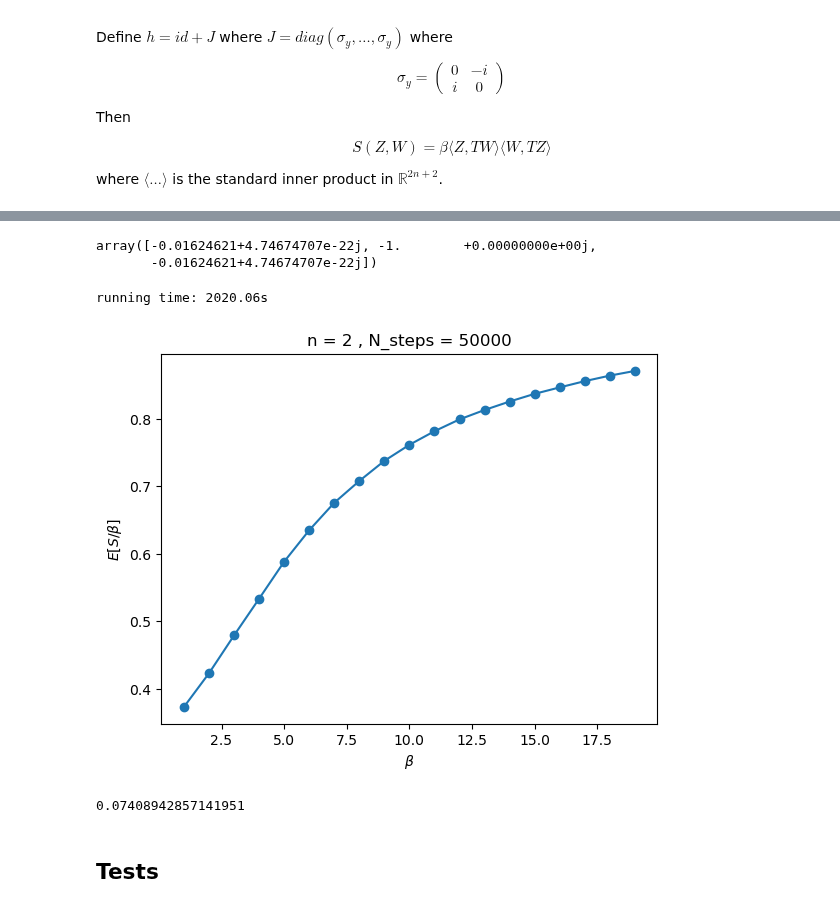
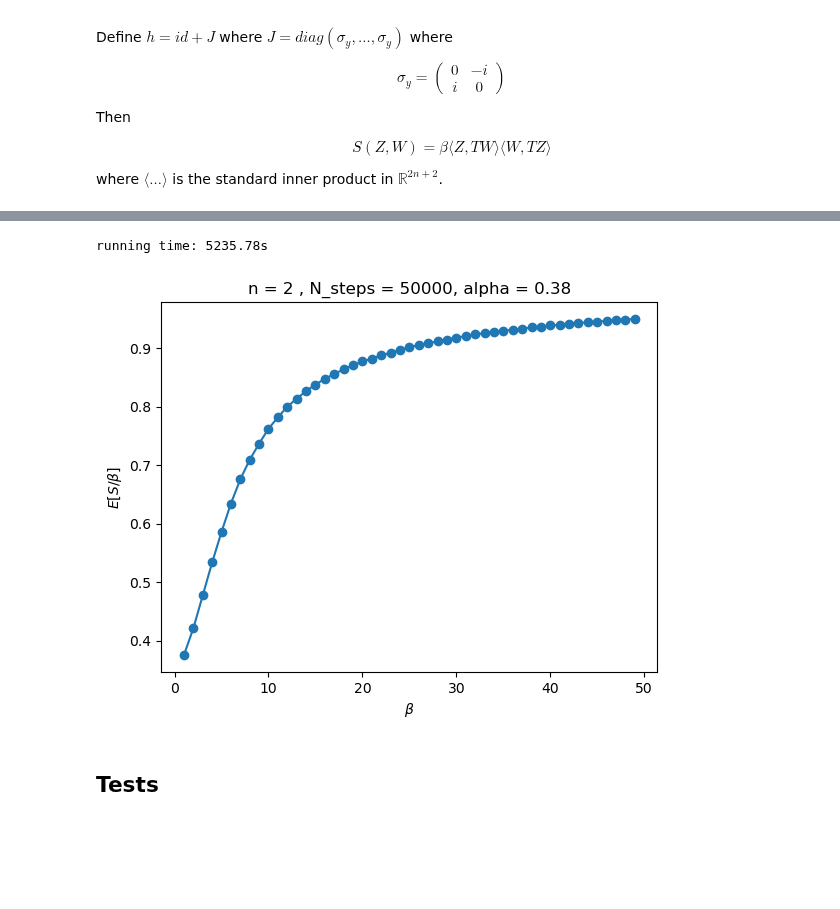
Before and after one commit to dHuberYoumans/CPNStN, a Jupyter notebook: toy_model/toy_model.ipynb, the cells around one changed output, grey strips where cells are left out. Drawn from its saved outputs; the diff is of its cells as text; code cells hidden in the pictures; blank space fills up the shorter version.

```diff
--- a/toy_model/toy_model.ipynb
+++ b/toy_model/toy_model.ipynb
@@ -259,7 +259,7 @@ def sweep_sphere(phi:list,pairs:list,f) -> int:
         else:
             phi.append(phi_old)
 
-    return alpha / binom(len(pairs),2)
+    return alpha / len(pairs)
 # %%
 def MCMC_toy(n:int, Z0:complex,W0:complex,beta:float,N_steps:int,burnin:int,k:int) -> tuple[np.ndarray,float,np.ndarray]:
     """
@@ -290,67 +290,41 @@ def MCMC_toy(n:int, Z0:complex,W0:complex,beta:float,N_steps:int,burnin:int,k:in
 
     return (samples_Z, samples_W, acception_rate)
 # %%
-n = 3
+n = 2
+
+# INITIAL POINTS ON SPHERE
 Z0 = np.random.normal(loc=0,scale=1,size = (2*n + 2)).reshape(-1,1)
 Z0 /= np.linalg.norm(Z0)
 
 W0 = np.random.normal(loc=0,scale=1,size = (2*n + 2)).reshape(-1,1)
 W0 /= np.linalg.norm(W0)
 
-Z = np.array([Z0,W0,Z0])
-W = np.array([W0,W0,W0])
+N_steps = 50_000
 
-sigma_y = np.array([[0,-1j],[1j,0]])
-J = block_diag(*[sigma_y for _ in range(n+1)])
+t0 = time.time()
 
-S(n,Z,W,1)
+obs = []
+
+Nbeta = 50
+
+for beta in range(1,Nbeta):
+
+    Z_samples, W_samples, alpha = MCMC_toy(n=n,Z0=Z0,W0=W0,beta=beta,N_steps=N_steps,burnin=200,k=5)
+    obs.append(- S(n,Z_samples,W_samples,beta).real.mean()/beta)
+
+    print(f'{beta}/{Nbeta}',end='\r')
+
+
+print(f'running time: {time.time() - t0:.2f}s')
 # %% [output]
-array([-0.01624621+4.74674707e-22j, -1.        +0.00000000e+00j,
-       -0.01624621+4.74674707e-22j])
+running time: 5235.78s
-# %%
-# z0 = np.array([1 + 0j,1j])
-# z0 /= np.sqrt( np.sum(np.abs(z0)) )
-# w0 = np.array([1 + 0j,1j])
-# w0 /=np.sqrt( np.sum(np.abs(w0)) )
-n = 2
-
-# INITIAL POINTS ON SPHERE
-Z0 = np.random.normal(loc=0,scale=1,size = (2*n + 2)).reshape(-1,1)
-Z0 /= np.linalg.norm(Z0)
-
-W0 = np.random.normal(loc=0,scale=1,size = (2*n + 2)).reshape(-1,1)
-W0 /= np.linalg.norm(W0)
-
-N_steps = 50_000
-
-t0 = time.time()
-
-obs = []
-
-Nbeta = 20
-
-for beta in range(1,Nbeta):
-
-    Z_samples, W_samples, alpha = MCMC_toy(n=n,Z0=Z0,W0=W0,beta=beta,N_steps=N_steps,burnin=200,k=5)
-    obs.append(- S(n,Z_samples,W_samples,beta).real.mean()/beta)
-
-    print(f'{beta}/{Nbeta}',end='\r')
-
-
-print(f'running time: {time.time() - t0:.2f}s')
-# %% [output]
-running time: 2020.06s
 # %%
 beta = range(1,Nbeta)
 plt.plot(beta,obs,'o-')
 plt.xlabel(f'$\\beta$')
 plt.ylabel(f'$E[S / \\beta]$')
-plt.title(f'{n = } , {N_steps = }');
+plt.title(f'{n = } , {N_steps = }, {alpha = :.2f}');
 # %% [output]
-[figure, old version]
+[figure, new version]
-# %%
-alpha # seems of by a factor of 10 maybe? I must be doing something wrong
-# %% [output]
-0.07408942857141951
 # %% [markdown]
 ## Tests
```
Also changed, not shown: parts of 4 cells of this notebook.
